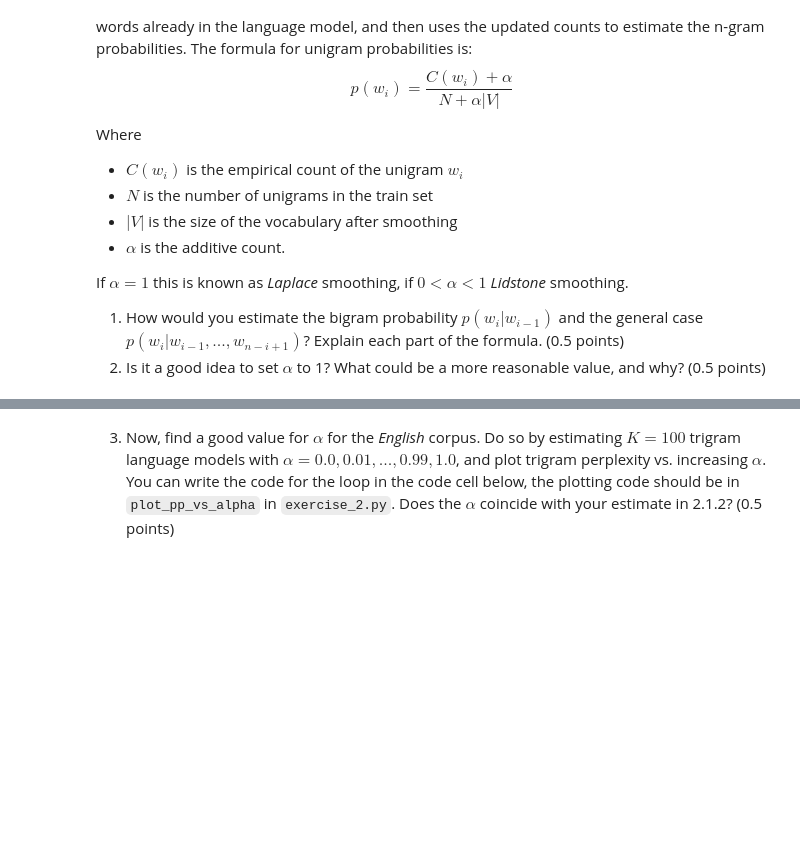
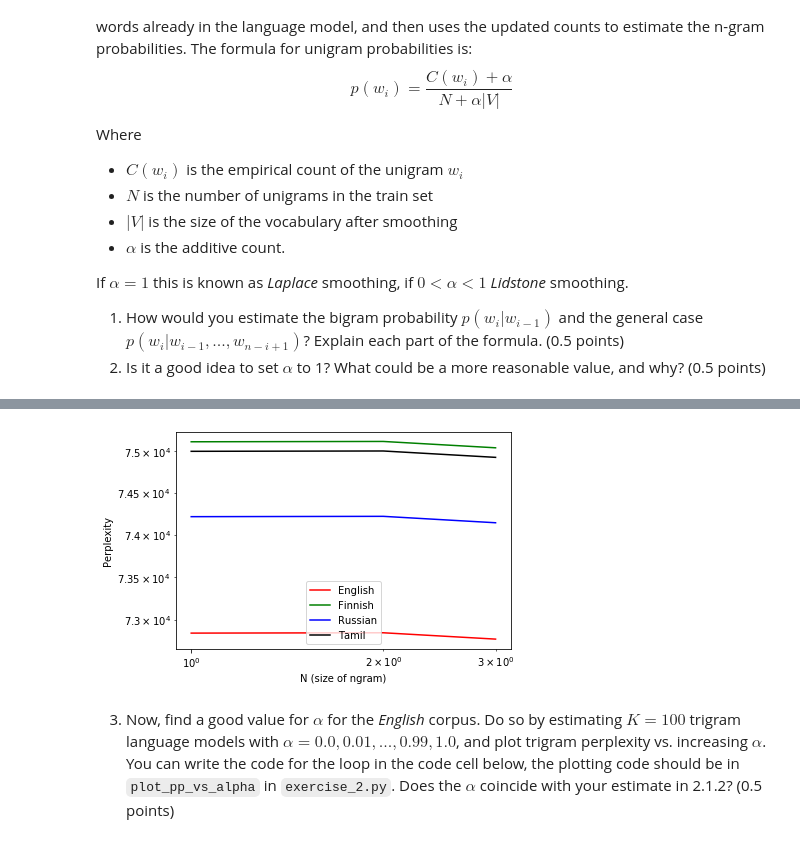
Before and after one commit to sangeet2020/ss-21, a Jupyter notebook: snlp/Assignment5/Assignment5.ipynb, the cells around one changed output, grey strips where cells are left out. Drawn from its saved outputs; the diff is of its cells as text; code cells hidden in the pictures; blank space fills up the shorter version.

```diff
--- a/snlp/Assignment5/Assignment5.ipynb
+++ b/snlp/Assignment5/Assignment5.ipynb
@@ -123,18 +141,26 @@ Until now, you have implemented language models as a series of Python functions.
 # %%
 from importlib import reload
 import lm
 import exercise_2
 lm = reload(lm)
 exercise_2 = reload(exercise_2)
 
 N = 3
 
-PPS = []
+PPs = {}
 
 for lang, (train, test) in corpora.items():
-  LM = lm.LanguageModel(train, test, N=N, alpha=1)
-  # TODO: calculate perplexity
+    LM = lm.LanguageModel(train, test, N=N, alpha=1)
+    pp_list = []
+    # TODO: calculate perplexity
+    for n in range(N):
+        pp = LM.perplexity(N)
+        pp_list.append(pp)
+
+    PPs[lang] = pp_list
 
 exercise_2.plot_pp(PPs)
+# %% [output]
+[figure, added]
 # %% [markdown]
 3. Now, find a good value for $\alpha$ for the *English* corpus. Do so by estimating $K=100$ trigram language models with $\alpha = 0.0, 0.01,...,0.99,1.0$, and plot trigram perplexity vs. increasing $\alpha$. You can write the code for the loop in the code cell below, the plotting code should be in `plot_pp_vs_alpha` in `exercise_2.py`. Does the $\alpha$ coincide with your estimate in 2.1.2? (0.5 points)
```
Also changed, not shown: parts of 9 cells of this notebook, 3 other files.
